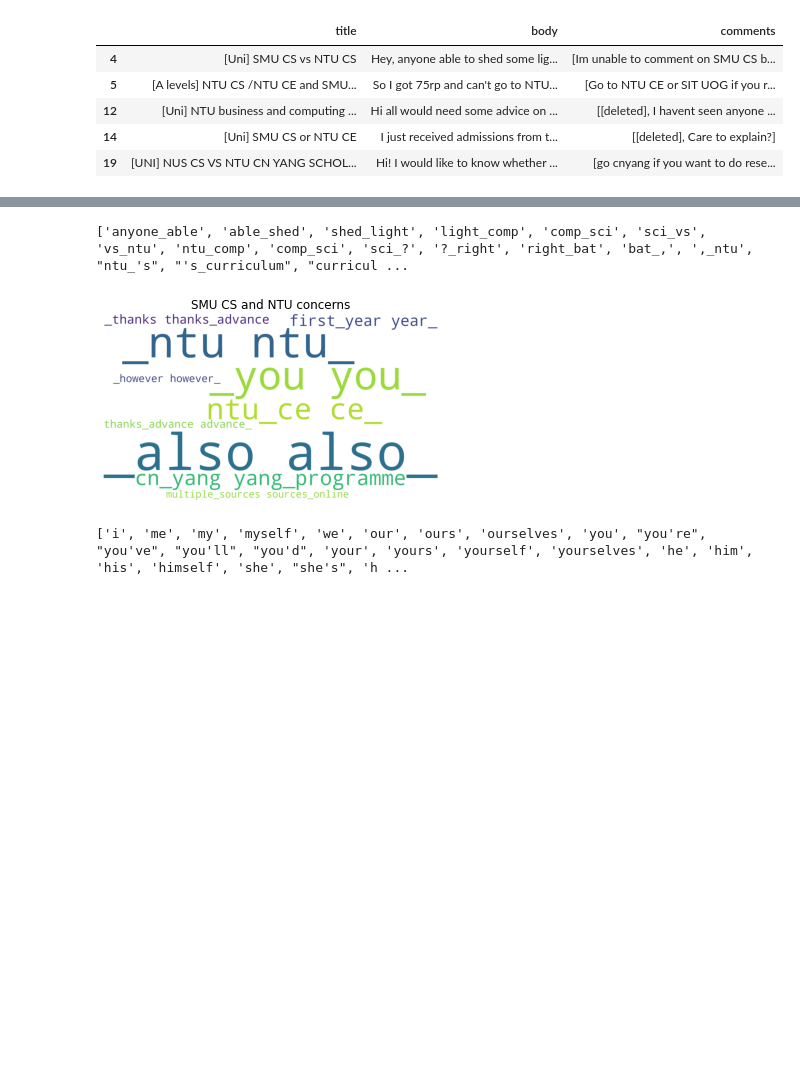
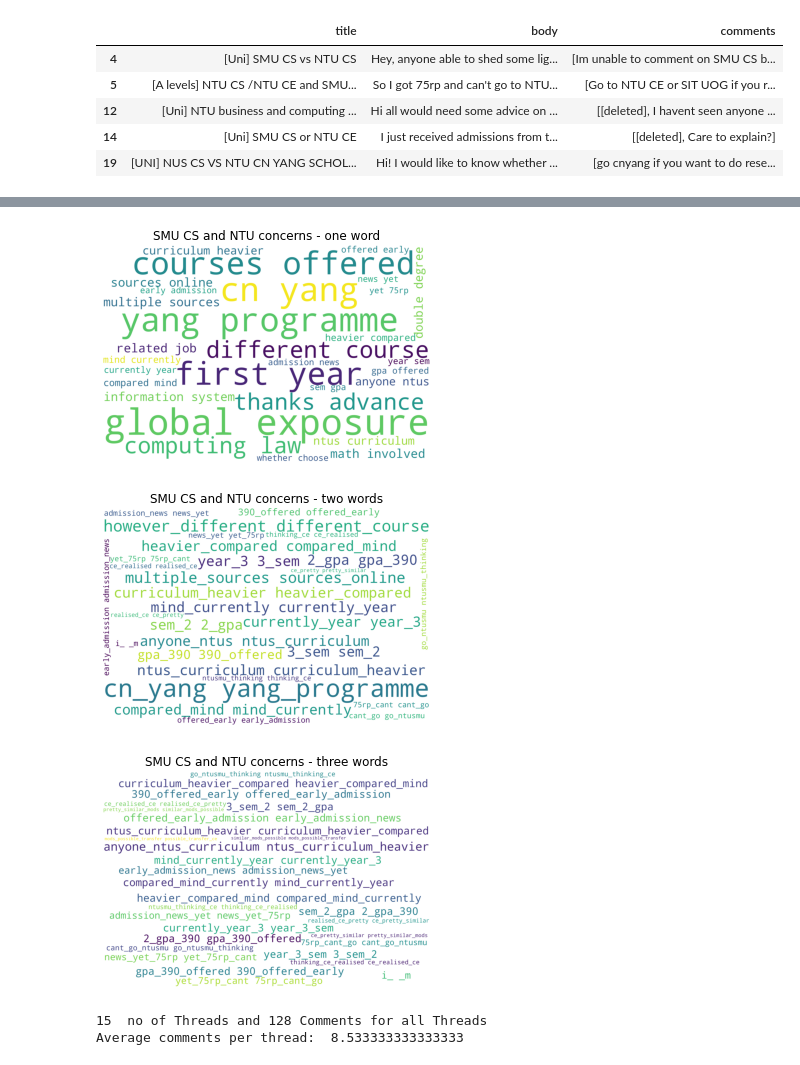
Before and after one commit to ashleyykq/is434-g2-t7, a Jupyter notebook: reddit/SMU CS with NTU.ipynb, the cells around one changed output, grey strips where cells are left out. Cells and saved outputs as stored; diff of their text form; code cells hidden in the pictures; blank space fills up the shorter version.

```diff
--- a/reddit/SMU CS with NTU.ipynb
+++ b/reddit/SMU CS with NTU.ipynb
@@ -66,8 +66,10 @@ df.head()
 | 3 | [UNI] How is SMU CS like? | Got rejected by NTU and NUS... I ... | [I would like to know too I’m thi... |
 | 4 | [Uni] SMU CS vs NTU CS | Hey, anyone able to shed some lig... | [Im unable to comment on SMU CS b... |
 # %%
-#Show the Titles that contain NTU
-# qn_content = ''
-# for line in df['title']:
-#     if 'ntu' in line.lower():
-#         print(line)
+#Show the titles that contain NTU, CS, SMU and not transfer (transfer thread not relevant to outreach)
+only_ntu = df[df['title'].str.contains('NTU')]
+qn_content =""
+for line in only_ntu['title']:
+    if 'ntu' in line.lower() and 'cs' in line.lower() and 'smu' in line.lower() and 'transfer' not in line.lower():
+        qn_content += line.lower() + ' '
+        print(line)
@@ -321,55 +235,48 @@ def wc_fn(word_list, title, no_word_max):
 # %%
-# # Top commmon body for SMU & NTU
+# # Top commmon body for SMU & NTU - deeper cleaning of words
 
 smu_ntu_body = only_ntu.iloc[:, [1]]
 
 sw = original_stopwords()
-sw.extend(['nt', "n't",'rlly','hi', 'tat', 'much', 'cs', 'smu', 'sure', 'im', 'thank', 'based', 'city', 'really',
-           'if' , ' for' , 'but' , 'in', 'the', 'you', 'it', "i'm", 'lol', 'bro', 'cmi', 'hahah' , 'i' , 'but' ,
-           'and', 'one', 'well', 'hey', 'hey,'])
+sw.extend(['shed', 'light', 'able', 'ntu', 'vs','got', 'universities','two','heard','cs','nus', 'smu', 'comp', 'sci','exactly','x200b' , 'boil','nt', "n't",'rlly', 'u','hi', 'tat', 'much', 'sure', 'im', 'thank', 'really', "i'm", 'lol', 'bro', 'cmi',
+           'hahah' , 'one', 'well', 'hey', 'hey,' , 'also', 'would' , 'bat', 'right'])
 
 sentences = []
 for sentence in smu_ntu_body["body"]:
     #sentences = []
     if len(sentence.lower().strip()) > 0 and 'https' not in sentence.lower():
         sentences.append(sentence.lower())
 
 
-#single_word = token_fn2(sentences, 1, sw)
-# wc_fn(single_word, 'SMU CS and NTU concerns', 10)
+single_word = token_fn(sentences, 1, sw)
+wc_fn(single_word, 'SMU CS and NTU concerns - one word', 30)
 
-double_word = token_fn2(sentences, 2, sw)
-print(double_word , ' double word')
-wc_fn(double_word, 'SMU CS and NTU concerns', 10)
+double_word = token_fn(sentences, 2, sw)
+wc_fn(double_word, 'SMU CS and NTU concerns - two words', 30)
+
+triple_word = token_fn(sentences, 3, sw)
+wc_fn(triple_word, 'SMU CS and NTU concerns - three words', 30)
 # %% [output]
-['anyone_able', 'able_shed', 'shed_light', 'light_comp', 'comp_sci', 'sci_vs', 'vs_ntu', 'ntu_comp', 'comp_sci', 'sci_?', '?_right', 'right_bat', 'bat_,', ',_ntu', "ntu_'s", "'s_curriculum", "curricul ...
-[figure, old version]
+[figure, new version]
+[figure, added]
+[figure, added]
 # %%
 # #Total number of insights
-# smu_ntu_comments = only_ntu.iloc[:, [2]]
 
-# sentences = []
-# noOfThread = 0
-# totalComments = 0
-# for commentArray in smu_ntu_comments["comments"]:
-#     noOfThread += 1
-#     valueArray = 0
-#     for comment in commentArray:
-#         valueArray += 1
-#         totalComments += 1
+smu_ntu_comments = only_ntu.iloc[:, [2]]
 
-# print(noOfThread , ' noOfThread')
-# print(totalComments , ' totalComments')
-# print('Average comment per thread: ' , totalComments/noOfThread)
+sentences = []
+noOfThread = 0
+totalComments = 0
+for commentArray in smu_ntu_comments["comments"]:
+    noOfThread += 1
+    valueArray = 0
+    for comment in commentArray:
+        valueArray += 1
+        totalComments += 1
+
+print(noOfThread , ' no of Threads and' , totalComments , 'Comments for all Threads')
+print('Average comments per thread: ' , totalComments/noOfThread)
+# %% [output]
+15  no of Threads and 128 Comments for all Threads
+Average comments per thread:  8.533333333333333
-# %%
-def original_stopwords():
-    return stopwords.words('english')
-
-sw = original_stopwords()
-sw.extend(['nt', "n't",'rlly','hi', 'tat', 'much', 'cs', 'smu', 'sure', 'im', 'thank', 'based', 'city', 'really',
-           'if' , ' for' , 'but' , 'in', 'the', 'you', 'it', "i'm", 'lol', 'bro', 'cmi', 'hahah' , 'i' , 'but' ,
-           'and', 'one', 'well', 'hey', 'hey,'])
-
-print(sw)
-# %% [output]
-['i', 'me', 'my', 'myself', 'we', 'our', 'ours', 'ourselves', 'you', "you're", "you've", "you'll", "you'd", 'your', 'yours', 'yourself', 'yourselves', 'he', 'him', 'his', 'himself', 'she', "she's", 'h ...
```
Also changed, not shown: parts of 11 cells of this notebook, 2 other files.
